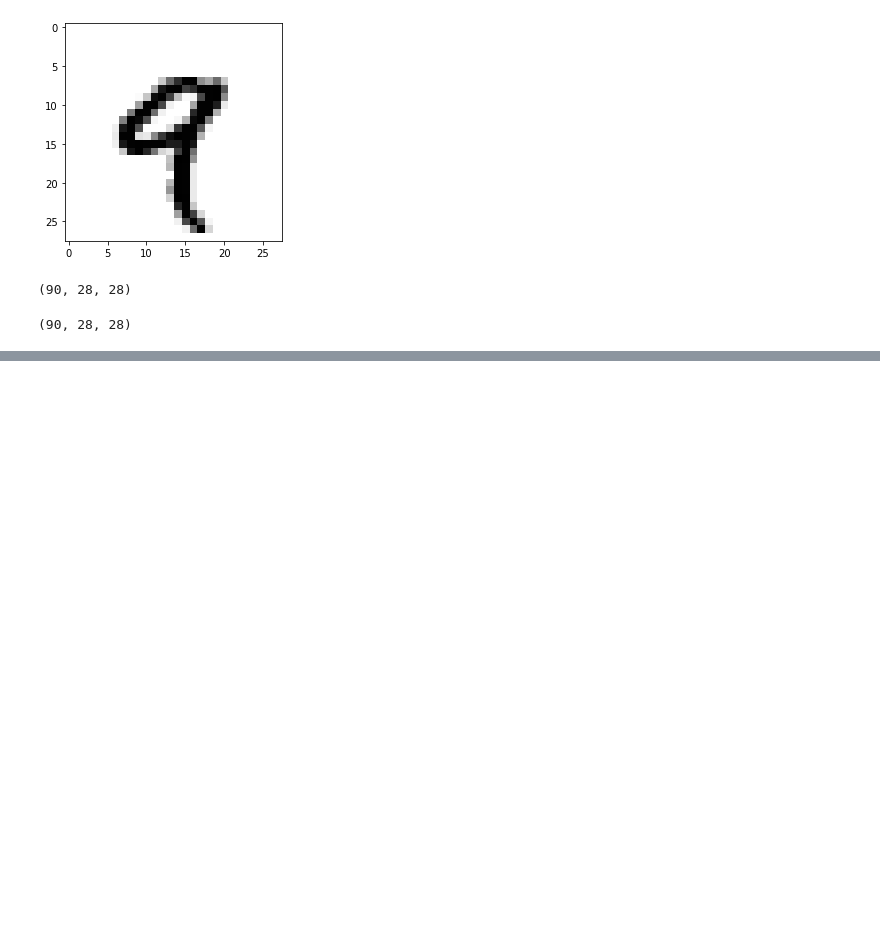
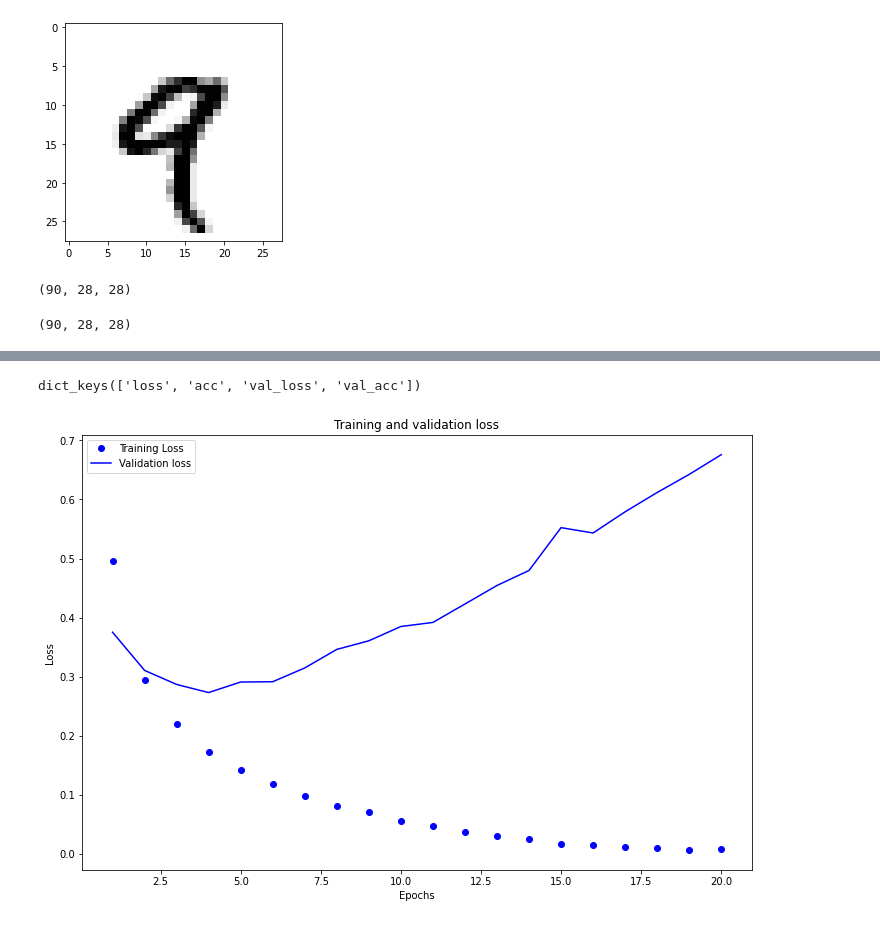
Before and after one commit to vivek2606/Data-Science-Projects, a Jupyter notebook: Learning_Keras.ipynb, the cells around one changed output, grey strips where cells are left out. Drawn from its saved outputs; the diff is of its cells as text; code cells hidden in the pictures; blank space fills up the shorter version.

```diff
--- a/Learning_Keras.ipynb
+++ b/Learning_Keras.ipynb
@@ -141,0 +240,10 @@ ValueError: ignored
+# %%
+model.compile(optimizer='rmsprop',
+              loss='binary_crossentropy',
+              metrics=['acc'])
+# %%
+history = model.fit(partial_x_train,
+                    partial_y_train,
+                    epochs=20,
+                    batch_size=512,
+                    validation_data=(x_val, y_val))
@@ -141,0 +268,6 @@ ValueError: ignored
+# %%
+history_dict = history.history
+# %%
+history_dict.keys()
+# %% [output]
+dict_keys(['loss', 'acc', 'val_loss', 'val_acc'])
@@ -141,0 +277,15 @@ ValueError: ignored
+# %%
+loss_values = history_dict['loss']
+val_loss_vals = history_dict['val_loss']
+epochs = range(1,len(acc) + 1)
+# %%
+plt.figure(figsize=(12,8))
+plt.plot(epochs, loss_values, 'bo', label='Training Loss')
+plt.plot(epochs, val_loss_vals, 'b', label='Validation loss')
+plt.title('Training and validation loss')
+plt.xlabel('Epochs')
+plt.ylabel('Loss')
+plt.legend()
+plt.show()
+# %% [output]
+[figure, added]
```
Also changed, not shown: parts of 33 cells of this notebook.
